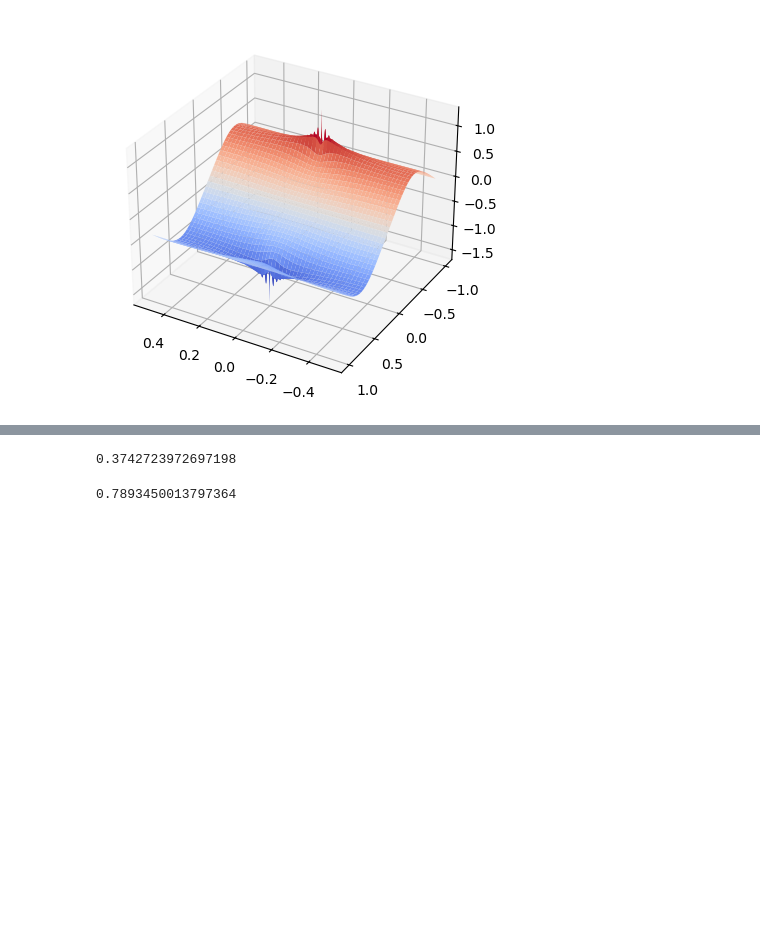
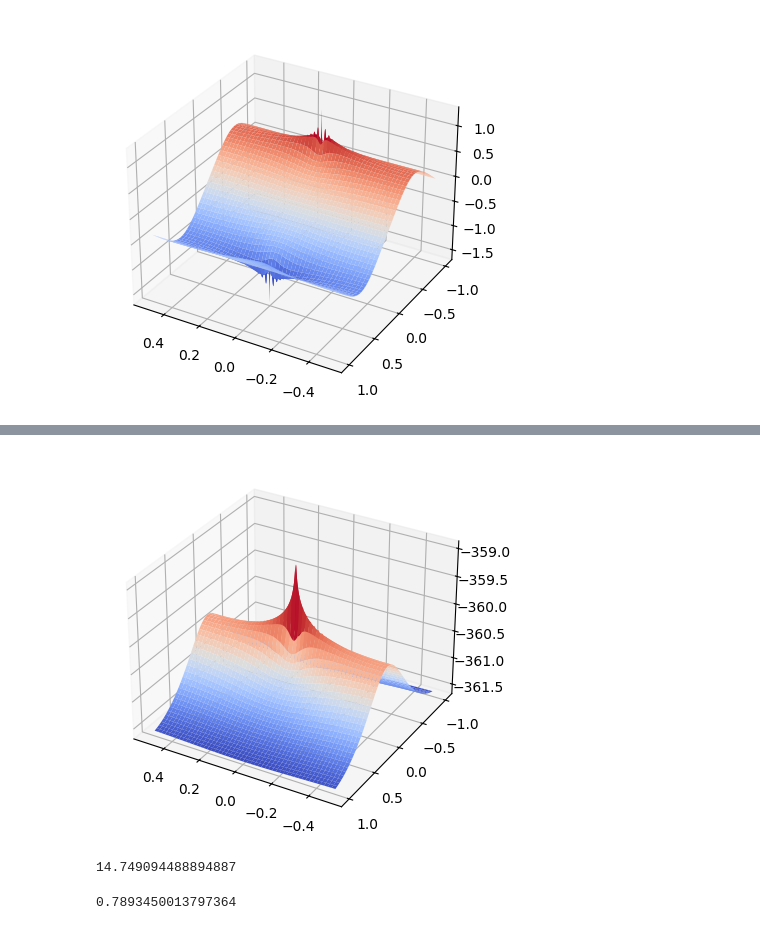
Before and after one commit to imanderson588/DislocationGenerator, a Jupyter notebook: dipoleField.ipynb, the cells around one changed output, grey strips where cells are left out. Saved outputs shown, nothing was run; the diff lists cells and outputs as text; code cells hidden in the pictures; blank space fills up the shorter version.

```diff
--- a/dipoleField.ipynb
+++ b/dipoleField.ipynb
@@ -135,7 +175,46 @@ ax.view_init(elev=30, azim=120)
+# %%
+def u_y (x, y, b, v):
+    factor1 = -b/(2*np.pi)
+    term11 = ((1-2*v)/(4*(1-v)))*np.log((x)**2+y**2)
+    term12 = ((x)**2-y**2)/(4*(1-v)*((x)**2+y**2))
+
+    return (factor1*(term11+term12))
+
+def u_y_image(x, y, N):
+    image_sum = 0
+    for i in range(-N, N+1):
+        for j in range(-N, N+1):
+            R = [i*2, j*1]
+            x_update = x-R[0]
+            y_update = y-R[1]
+            image_sum += u_y(x_update,y_update,5.456, 0.24)
+    return image_sum
+
+def u_y_error(x,y):
+    s_x = u_y_image(-1,0.5,10)-u_y_image(1,0.5,10)
+    s_y = u_y_image(-1,-0.5,10)-u_y_image(-1,0.5,10)
+    s = np.array([s_x, s_y])
+    c_vec = np.array([(x/2)*2, y])
+    err = (s[0]*c_vec[0])+(s[1]*c_vec[1])
+    #err = s_x*x
+    return err
+
+
+x_values = np.linspace(-1, 1, 1000)
+y_values = np.linspace(-0.5, 0.5, 1000)
+X, Y = np.meshgrid(x_values, y_values)
+Z =  u_y_image(X, Y, 10)-(u_y_error(X,Y))
+fig = plt.figure()
+ax = fig.add_subplot(projection='3d')
+
+ax.plot_surface(Y, X, Z, cmap='coolwarm', alpha=1)
+ax.view_init(elev=30, azim=120)
+# %% [output]
+[figure, added]
 # %%
-u_x_image(1,-0.5,10)#+0.74*(0.5)
+u_x_image(1, 0, 10)+u_x_error(1,0)
 # %% [output]
-0.3742723972697198
+14.749094488894887
 # %%
 def test_x(x,y,nu,b_e):
      disp_m = b_e / (2 * np.pi) * (np.arctan2(y,x) + (x * y) / (2 * (1 - nu) * (x**2 + y**2)))
```
Also changed, not shown: parts of 1 cell of this notebook, 1 other file.
